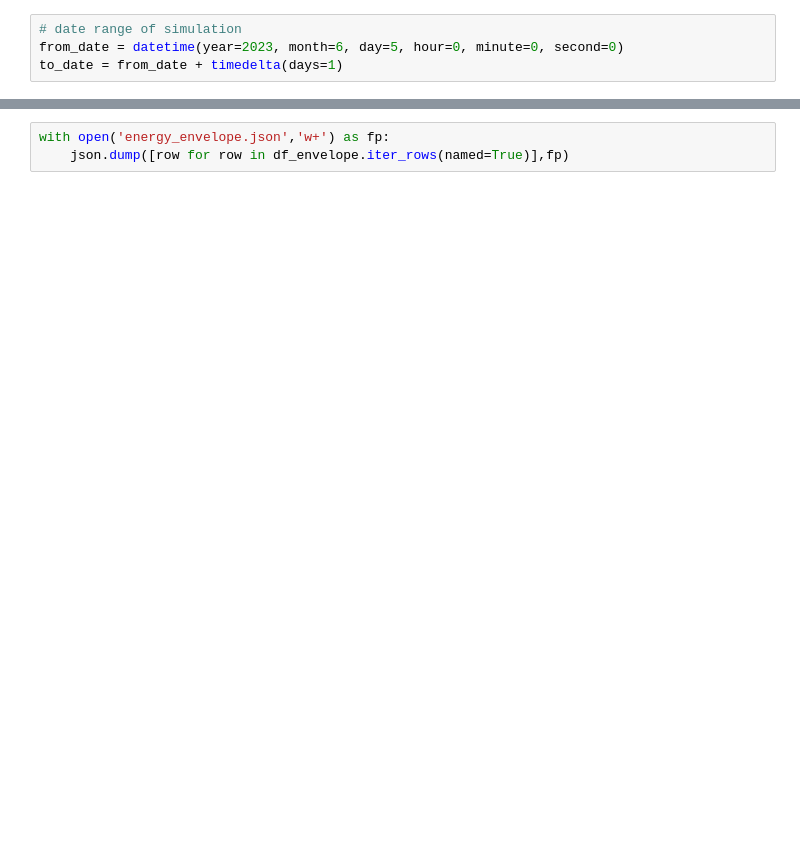
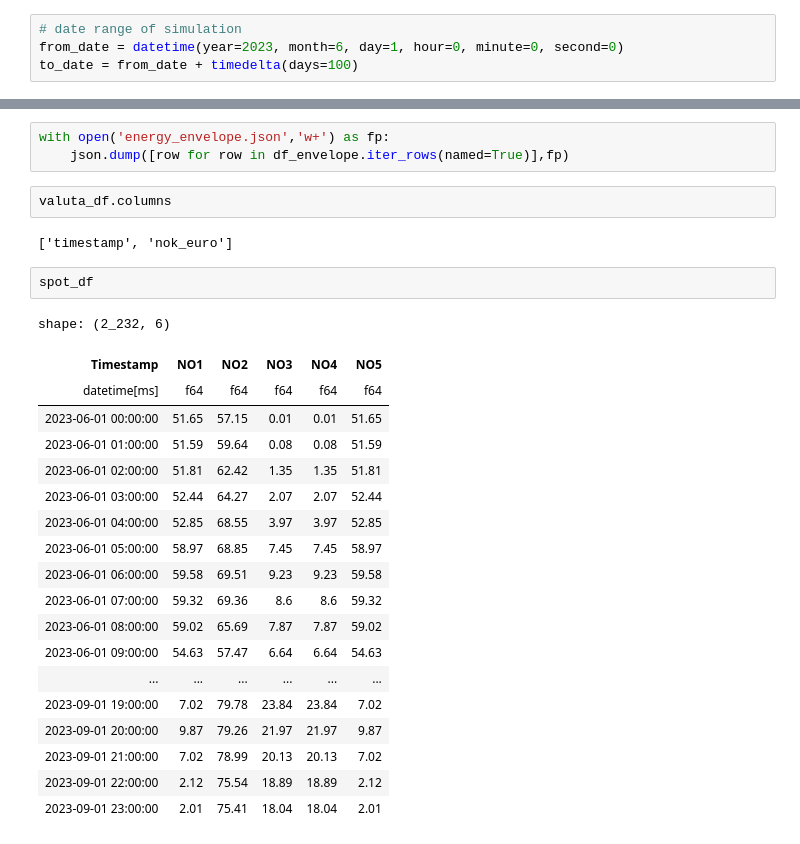
Before and after one commit to pmaree/Norgesnett, a Jupyter notebook: notebook/peak_load_shaving.ipynb, the cells around one changed output, grey strips where cells are left out. Drawn from its saved outputs; the diff is of its cells as text; blank space fills up the shorter version.

```diff
--- a/notebook/peak_load_shaving.ipynb
+++ b/notebook/peak_load_shaving.ipynb
@@ -9,7 +17,7 @@ time_format = '%Y-%m-%dT%H:%M:%S'
 # %%
 # date range of simulation
-from_date = datetime(year=2023, month=6, day=5, hour=0, minute=0, second=0)
-to_date = from_date + timedelta(days=1)
+from_date = datetime(year=2023, month=6, day=1, hour=0, minute=0, second=0)
+to_date = from_date + timedelta(days=100)
 # %%
 # load data frames
 topology = 'S_1412610_T_1412615'
@@ -103,3 +138,29 @@ shape: (24, 4)
 # %%
 with open('energy_envelope.json','w+') as fp:
     json.dump([row for row in df_envelope.iter_rows(named=True)],fp)
+# %%
+valuta_df.columns
+# %% [output]
+['timestamp', 'nok_euro']
+# %%
+spot_df
+# %% [output]
+shape: (2_232, 6)
+| Timestamp | NO1 | NO2 | NO3 | NO4 | NO5 |
+| datetime[ms] | f64 | f64 | f64 | f64 | f64 |
+| 2023-06-01 00:00:00 | 51.65 | 57.15 | 0.01 | 0.01 | 51.65 |
+| 2023-06-01 01:00:00 | 51.59 | 59.64 | 0.08 | 0.08 | 51.59 |
+| 2023-06-01 02:00:00 | 51.81 | 62.42 | 1.35 | 1.35 | 51.81 |
+| 2023-06-01 03:00:00 | 52.44 | 64.27 | 2.07 | 2.07 | 52.44 |
+| 2023-06-01 04:00:00 | 52.85 | 68.55 | 3.97 | 3.97 | 52.85 |
+| 2023-06-01 05:00:00 | 58.97 | 68.85 | 7.45 | 7.45 | 58.97 |
+| 2023-06-01 06:00:00 | 59.58 | 69.51 | 9.23 | 9.23 | 59.58 |
+| 2023-06-01 07:00:00 | 59.32 | 69.36 | 8.6 | 8.6 | 59.32 |
+| 2023-06-01 08:00:00 | 59.02 | 65.69 | 7.87 | 7.87 | 59.02 |
+| 2023-06-01 09:00:00 | 54.63 | 57.47 | 6.64 | 6.64 | 54.63 |
+| ... | ... | ... | ... | ... | ... |
+| 2023-09-01 19:00:00 | 7.02 | 79.78 | 23.84 | 23.84 | 7.02 |
+| 2023-09-01 20:00:00 | 9.87 | 79.26 | 21.97 | 21.97 | 9.87 |
+| 2023-09-01 21:00:00 | 7.02 | 78.99 | 20.13 | 20.13 | 7.02 |
+| 2023-09-01 22:00:00 | 2.12 | 75.54 | 18.89 | 18.89 | 2.12 |
+| 2023-09-01 23:00:00 | 2.01 | 75.41 | 18.04 | 18.04 | 2.01 |
```
Also changed, not shown: parts of 11 cells of this notebook, 2 other files.
